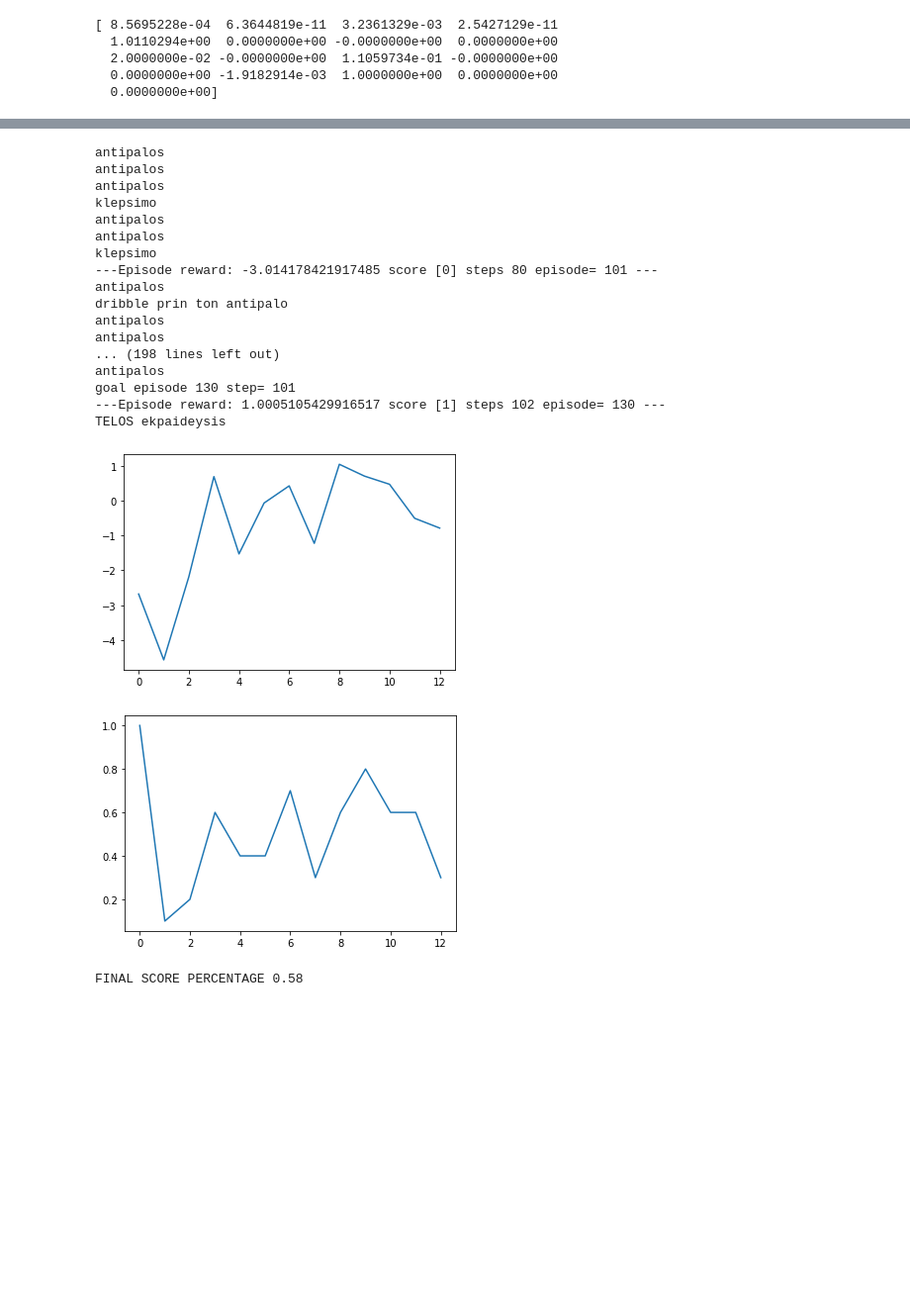
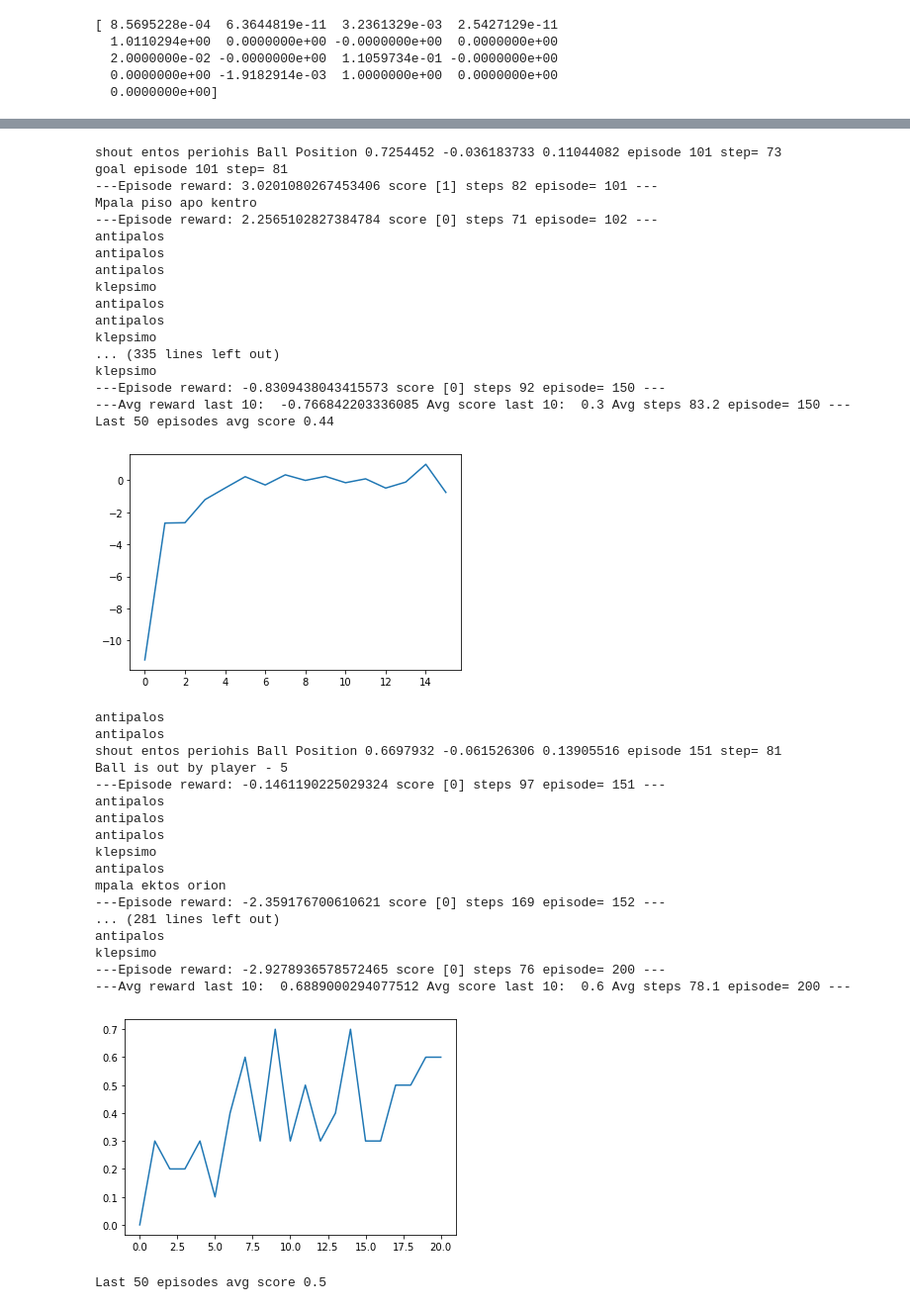
Before and after one commit to Georgemouts/Google-Research-Football-RL-DQN, a Jupyter notebook: 1vs1(final1).ipynb, the cells around one changed output, grey strips where cells are left out. Shown: that part at 99% size. Drawn from its saved outputs; the diff is of its cells as text; code cells hidden in the pictures; blank space fills up the shorter version.

```diff
--- a/1vs1(final1).ipynb
+++ b/1vs1(final1).ipynb
@@ -559,7 +559,7 @@ for i in range(num_of_eps) :
   print("---Episode reward:", eps_rew/steps ,"score",list_val,"steps",steps,"episode=",i,"---")
 
   #terminate
-  if( np.mean(score_list[-50:]) > 0.56 and (abs(np.mean(score_list[-50:]) - np.mean(score_list[-100:])) < 0.05) and (abs(np.mean(score_list[-100:]) - np.mean(score_list[-200:]))<0.05) and  i>100):
+  if( np.mean(score_list[-50:]) > 0.58 and (abs(np.mean(score_list[-50:]) - np.mean(score_list[-100:])) < 0.05) and (abs(np.mean(score_list[-100:]) - np.mean(score_list[-200:]))<0.05) and  i>100):
     print("TELOS ekpaideysis")
     break
 
@@ -646,20 +646,37 @@ Last 50 episodes avg score 0.6
+shout entos periohis Ball Position 0.7254452 -0.036183733 0.11044082 episode 101 step= 73
+goal episode 101 step= 81
+---Episode reward: 3.0201080267453406 score [1] steps 82 episode= 101 ---
+Mpala piso apo kentro
+---Episode reward: 2.2565102827384784 score [0] steps 71 episode= 102 ---
 antipalos
 antipalos
 antipalos
 klepsimo
 antipalos
 antipalos
 klepsimo
----Episode reward: -3.014178421917485 score [0] steps 80 episode= 101 ---
-antipalos
-dribble prin ton antipalo
-antipalos
-antipalos
-... (198 lines left out)
-antipalos
-goal episode 130 step= 101
----Episode reward: 1.0005105429916517 score [1] steps 102 episode= 130 ---
-TELOS ekpaideysis
+... (335 lines left out)
+klepsimo
+---Episode reward: -0.8309438043415573 score [0] steps 92 episode= 150 ---
+---Avg reward last 10:  -0.766842203336085 Avg score last 10:  0.3 Avg steps 83.2 episode= 150 ---
+Last 50 episodes avg score 0.44
-[figure, old version]
+[figure, new version]
+antipalos
+antipalos
+shout entos periohis Ball Position 0.6697932 -0.061526306 0.13905516 episode 151 step= 81
+Ball is out by player - 5
+---Episode reward: -0.1461190225029324 score [0] steps 97 episode= 151 ---
+antipalos
+antipalos
+antipalos
+klepsimo
+antipalos
+mpala ektos orion
+---Episode reward: -2.359176700610621 score [0] steps 169 episode= 152 ---
+... (281 lines left out)
+antipalos
+klepsimo
+---Episode reward: -2.9278936578572465 score [0] steps 76 episode= 200 ---
+---Avg reward last 10:  0.6889000294077512 Avg score last 10:  0.6 Avg steps 78.1 episode= 200 ---
-[figure, old version]
+[figure, new version]
-FINAL SCORE PERCENTAGE 0.58
+Last 50 episodes avg score 0.5
```
Also changed, not shown: parts of 1 cell of this notebook.
